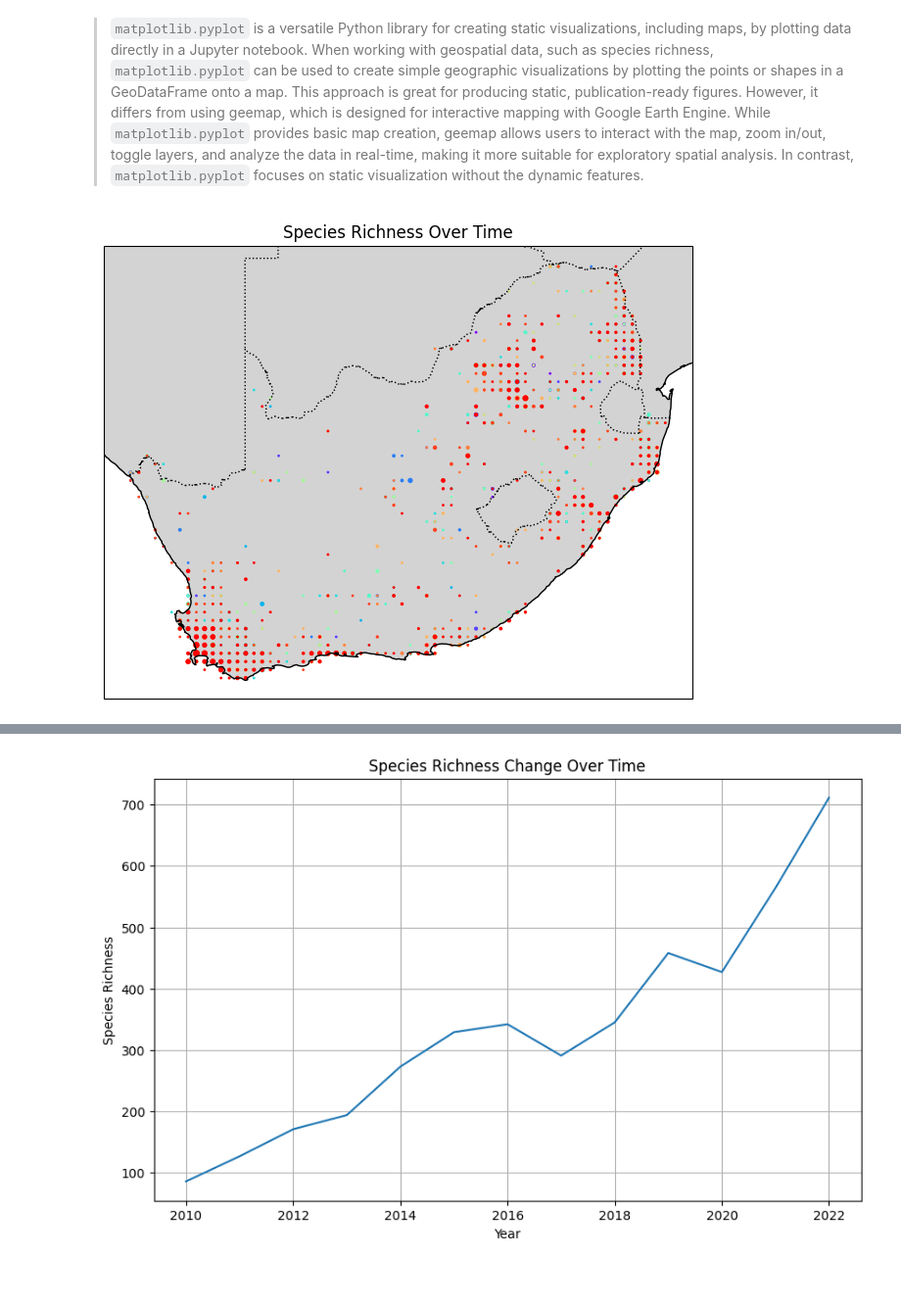
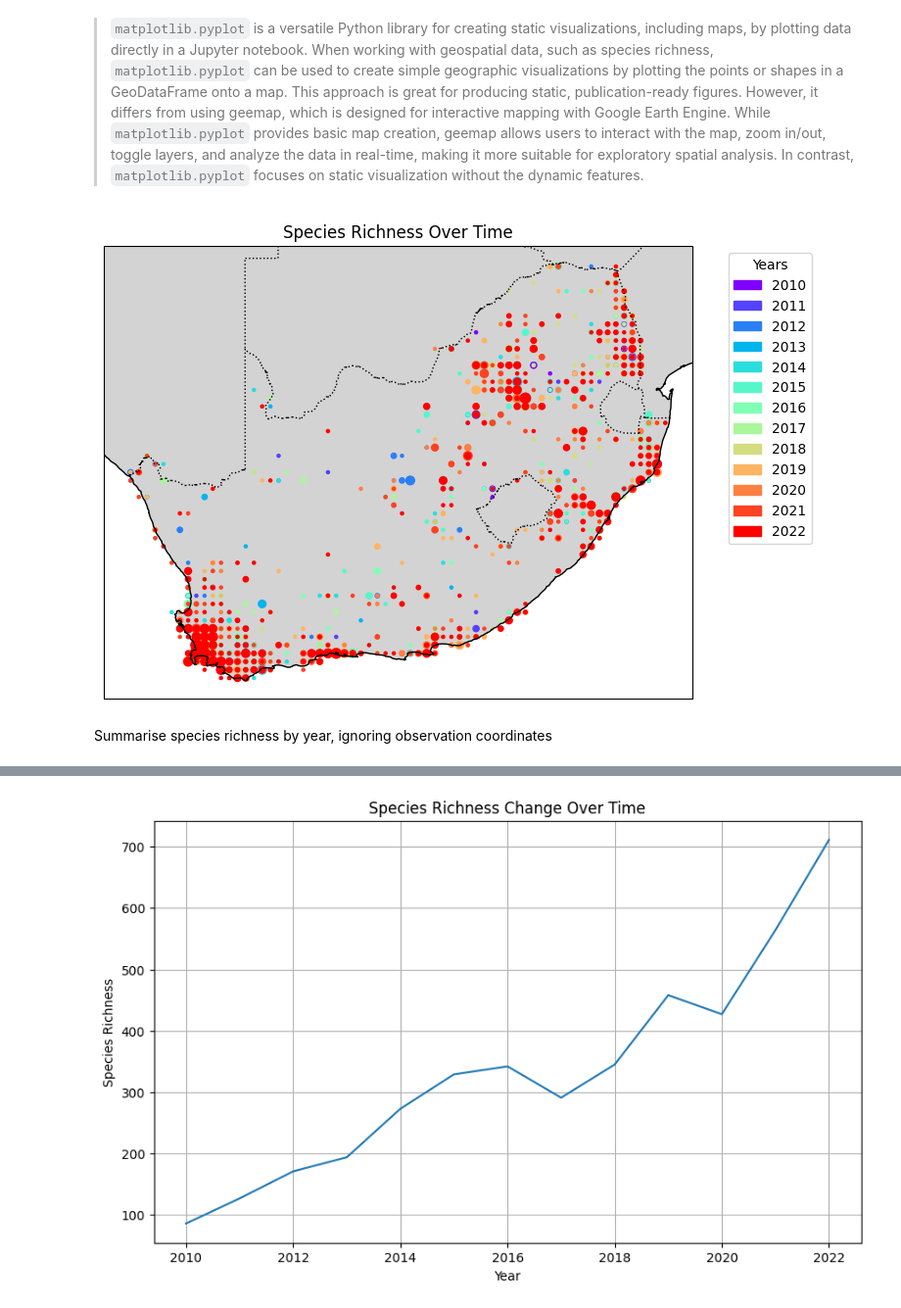
Before and after one commit to nithecs-biomath/mini-schools, a Jupyter notebook: cubes_prac_3.ipynb, the cells around one changed output, grey strips where cells are left out. Shown at 98% size. Saved outputs shown, nothing was run; the diff lists cells and outputs as text; code cells hidden in the pictures; blank space fills up the shorter version.

```diff
--- a/cubes_prac_3.ipynb
+++ b/cubes_prac_3.ipynb
@@ -594,29 +639,39 @@ gdf = gpd.GeoDataFrame(
 # %%
 # Create the plot
 fig, ax = plt.subplots(figsize=(10, 6), subplot_kw={'projection': ccrs.PlateCarree()})
 
 # Add land features using cartopy
 ax.add_feature(cfeature.LAND, color='lightgray', edgecolor='gray')
 ax.add_feature(cfeature.COASTLINE)
 ax.add_feature(cfeature.BORDERS, linestyle=':')
 
-
-# Define a colormap with a range of colors
-# cmap = plt.cm.get_cmap('viridis', len(species_richness.columns) - 2)  # Adjust the number of colors as needed
 # Define a colormap with a range of colors using the 'rainbow' colormap
 cmap = plt.cm.get_cmap('rainbow', len(species_richness.columns) - 2)  # Adjust the number of colors as needed
 
-# Plot the points with color and size variations based on year and species_richness
+# List to store patches for the legend
+legend_patches = []
+
+# Plot the points with color and size variations based on year and species richness
 for i, year in enumerate(species_richness.columns[2:]):  # Start from the 3rd column (first year)
     if isinstance(year, int):  # Check if the column represents a year
         color = cmap(i)  # Get a color from the colormap
-        gdf.plot(ax=ax, markersize=species_richness[year], color=color, transform=ccrs.PlateCarree()) # Specify transform
+        gdf.plot(ax=ax, markersize=species_richness[year]*5, color=color, transform=ccrs.PlateCarree())  # Specify transform
 
+        # Create a patch for this year to include in the legend
+        # Now using mpatches since we imported it
+        legend_patches.append(mpatches.Patch(color=color, label=str(year)))
 
 # Customize the map
 plt.title('Species Richness Over Time')
 plt.xlabel('Longitude')
 plt.ylabel('Latitude')
+
+# Add the legend outside of the plot
+plt.legend(handles=legend_patches, title="Years", bbox_to_anchor=(1.05, 1), loc='upper left')
+
+# Show the plot
 plt.show()
 # %% [output]
-[figure, old version]
+[figure, new version]
+# %% [markdown]
+Summarise species richness by year, ignoring observation coordinates
```
Also changed, not shown: parts of 76 cells of this notebook.
